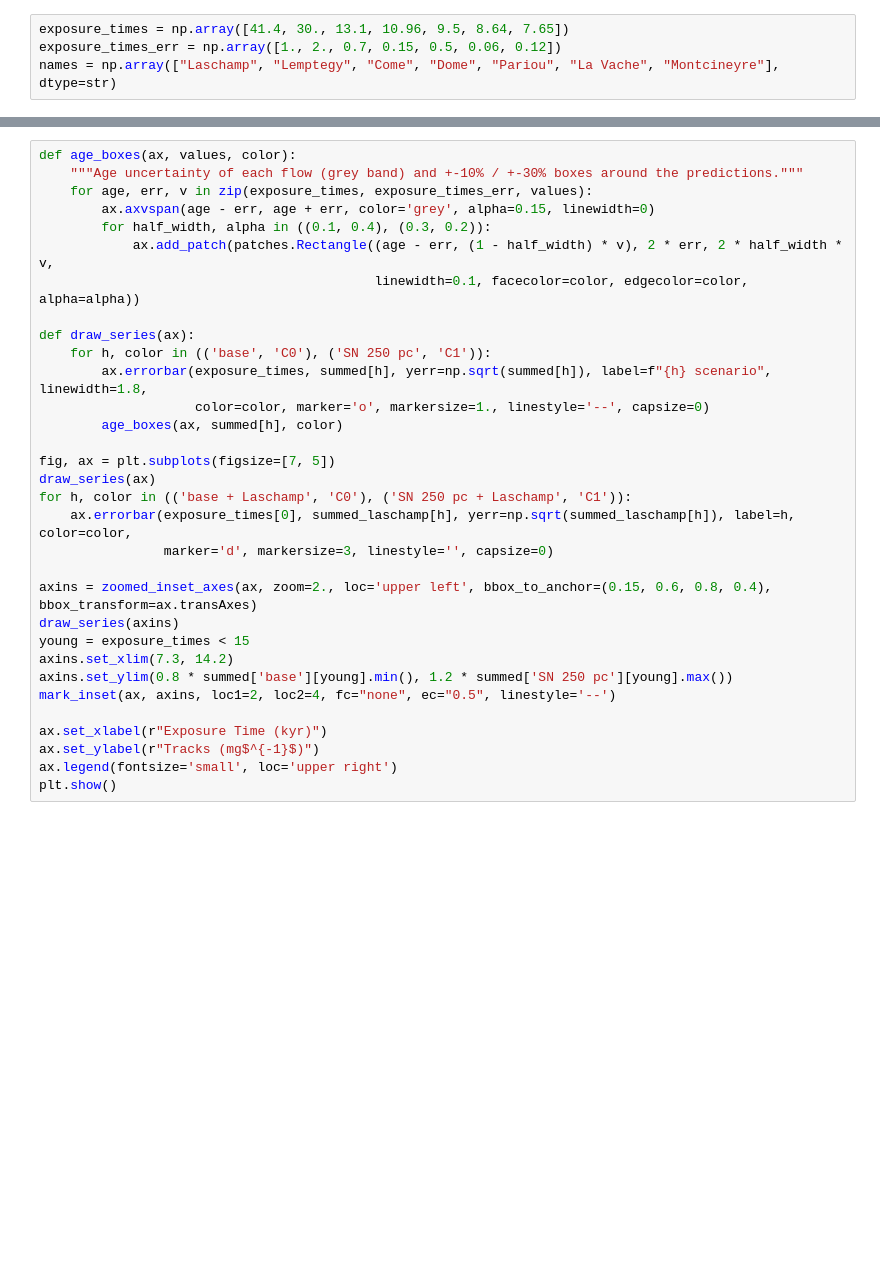
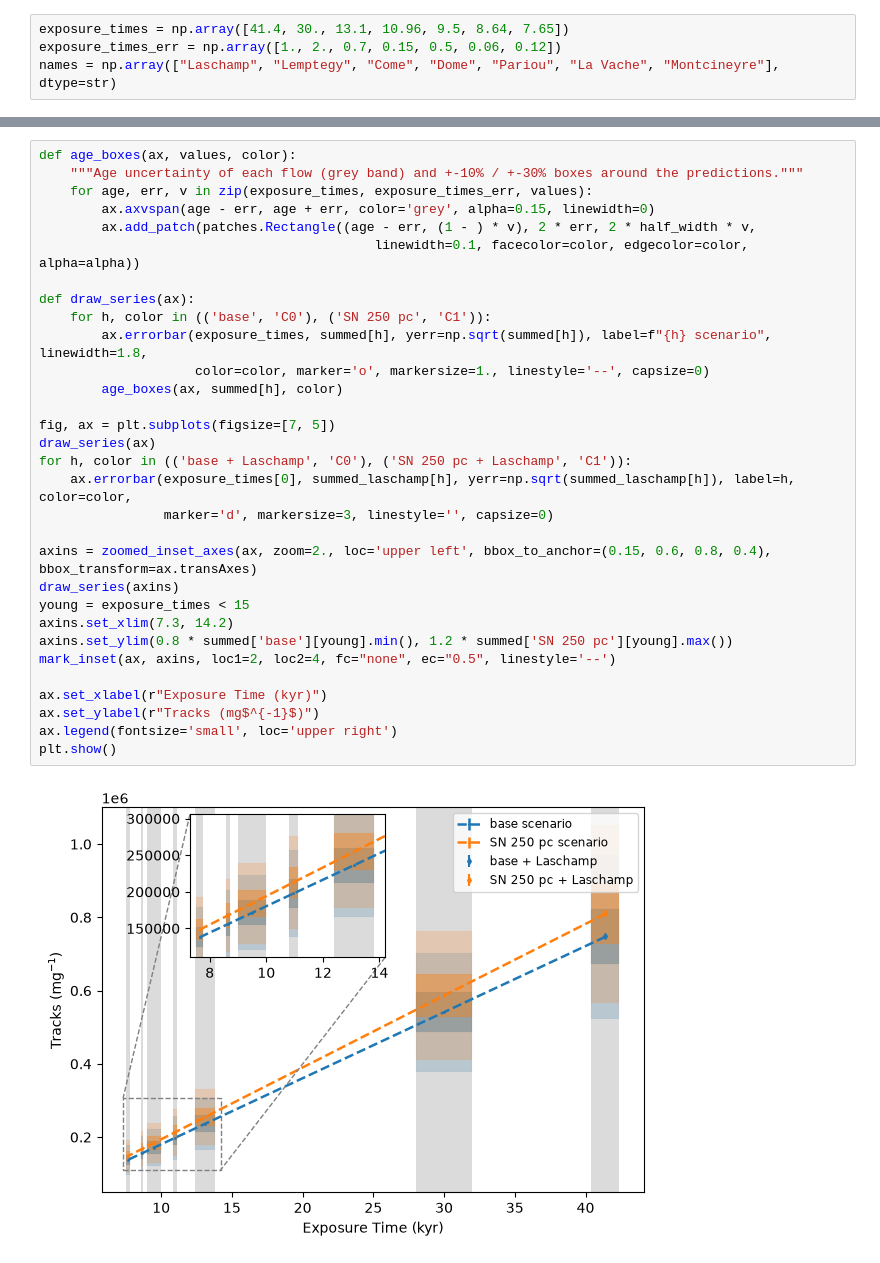
Before and after one commit to cgalelli/primus-paleo, a Jupyter notebook: analysis/CDP_analysis_new.ipynb, the cells around one changed output, grey strips where cells are left out. Saved outputs shown, nothing was run; the diff lists cells and outputs as text; blank space fills up the shorter version.

```diff
--- a/analysis/CDP_analysis_new.ipynb
+++ b/analysis/CDP_analysis_new.ipynb
@@ -79,32 +157,33 @@ summed_laschamp = {h: tracks_per_mg(samples[names[0]], h) for h in ('base + Lasc
 # %%
 def age_boxes(ax, values, color):
     """Age uncertainty of each flow (grey band) and +-10% / +-30% boxes around the predictions."""
     for age, err, v in zip(exposure_times, exposure_times_err, values):
         ax.axvspan(age - err, age + err, color='grey', alpha=0.15, linewidth=0)
-        for half_width, alpha in ((0.1, 0.4), (0.3, 0.2)):
-            ax.add_patch(patches.Rectangle((age - err, (1 - half_width) * v), 2 * err, 2 * half_width * v,
+        ax.add_patch(patches.Rectangle((age - err, (1 - ) * v), 2 * err, 2 * half_width * v,
                                            linewidth=0.1, facecolor=color, edgecolor=color, alpha=alpha))
 
 def draw_series(ax):
     for h, color in (('base', 'C0'), ('SN 250 pc', 'C1')):
         ax.errorbar(exposure_times, summed[h], yerr=np.sqrt(summed[h]), label=f"{h} scenario", linewidth=1.8,
                     color=color, marker='o', markersize=1., linestyle='--', capsize=0)
         age_boxes(ax, summed[h], color)
 
 fig, ax = plt.subplots(figsize=[7, 5])
 draw_series(ax)
 for h, color in (('base + Laschamp', 'C0'), ('SN 250 pc + Laschamp', 'C1')):
     ax.errorbar(exposure_times[0], summed_laschamp[h], yerr=np.sqrt(summed_laschamp[h]), label=h, color=color,
                 marker='d', markersize=3, linestyle='', capsize=0)
 
 axins = zoomed_inset_axes(ax, zoom=2., loc='upper left', bbox_to_anchor=(0.15, 0.6, 0.8, 0.4), bbox_transform=ax.transAxes)
 draw_series(axins)
 young = exposure_times < 15
 axins.set_xlim(7.3, 14.2)
 axins.set_ylim(0.8 * summed['base'][young].min(), 1.2 * summed['SN 250 pc'][young].max())
 mark_inset(ax, axins, loc1=2, loc2=4, fc="none", ec="0.5", linestyle='--')
 
 ax.set_xlabel(r"Exposure Time (kyr)")
 ax.set_ylabel(r"Tracks (mg$^{-1}$)")
 ax.legend(fontsize='small', loc='upper right')
 plt.show()
+# %% [output]
+[figure, added]
```
Also changed, not shown: parts of 13 cells of this notebook, 5 other files.
